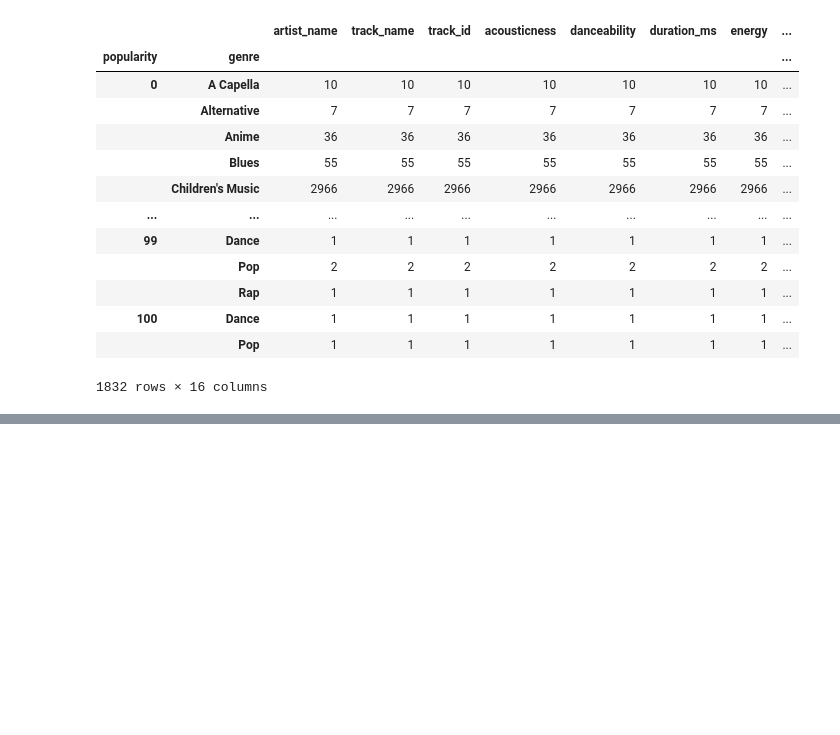
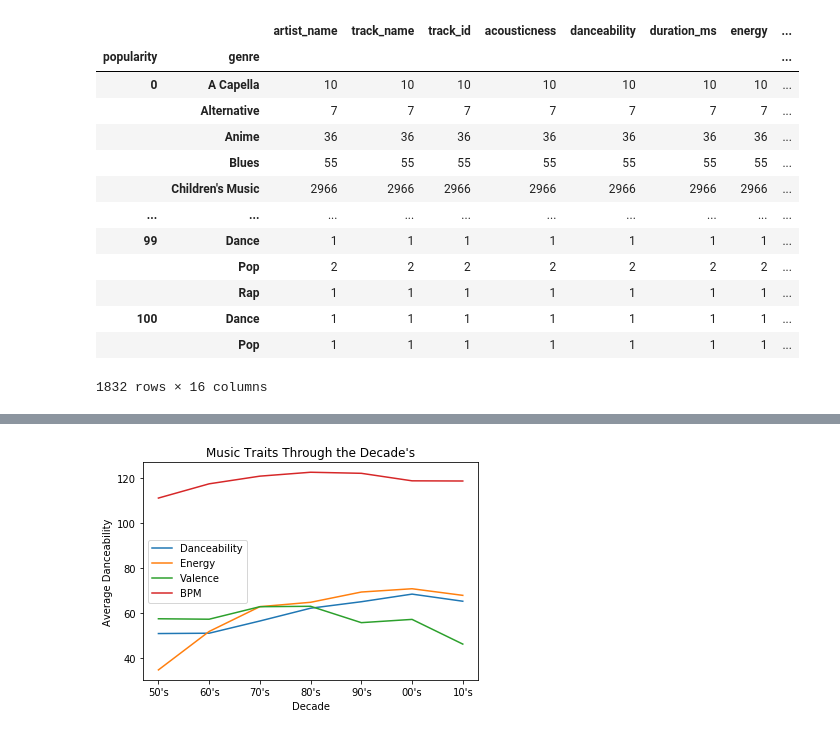
Before and after one commit to zsvorenova/Group_Three, a Jupyter notebook: carol.ipynb, the cells around one changed output, grey strips where cells are left out. Drawn from its saved outputs; the diff is of its cells as text; code cells hidden in the pictures; blank space fills up the shorter version.

Commit message:
Updated with Line Graphs

```diff
--- a/carol.ipynb
+++ b/carol.ipynb
@@ -278,0 +276,18 @@ nintyplus = orignal_df
+# %%
+# Data Files
+file_path1 = "group3_resources/1950.csv"
+file_path2 = "group3_resources/1960.csv"
+file_path3 = "group3_resources/1970.csv"
+file_path4 = "group3_resources/1980.csv"
+file_path5 = "group3_resources/1990.csv"
+file_path6 = "group3_resources/2000.csv"
+file_path7 = "group3_resources/2010.csv"
+
+#Load Data
+fifty_df = pd.read_csv(file_path1)
+sixty_df = pd.read_csv(file_path2)
+seventy_df = pd.read_csv(file_path3)
+eighty_df = pd.read_csv(file_path4)
+ninty_df = pd.read_csv(file_path5)
+two_thousand_df = pd.read_csv(file_path6)
+tens_df = pd.read_csv(file_path7)
@@ -278,0 +551,48 @@ nintyplus = orignal_df
+# %%
+fiftydance = fifty_df["dnce"].mean()
+sixtydance = sixty_df["dnce"].mean()
+seventydance =seventy_df["dnce"].mean()
+eightydance = eighty_df["dnce"].mean()
+nintydance = ninty_df["dnce"].mean()
+two_thousanddance = two_thousand_df["dnce"].mean()
+tensdance = tens_df["dnce"].mean()
+
+fiftyenergy = fifty_df["nrgy"].mean()
+sixtyenergy = sixty_df["nrgy"].mean()
+seventyenergy =seventy_df["nrgy"].mean()
+eightyenergy = eighty_df["nrgy"].mean()
+nintyenergy = ninty_df["nrgy"].mean()
+two_thousandenergy = two_thousand_df["nrgy"].mean()
+tensenergy = tens_df["nrgy"].mean()
+
+fiftyval = fifty_df["val"].mean()
+sixtyval = sixty_df["val"].mean()
+seventyval =seventy_df["val"].mean()
+eightyval = eighty_df["val"].mean()
+nintyval = ninty_df["val"].mean()
+two_thousandval = two_thousand_df["val"].mean()
+tensval = tens_df["val"].mean()
+
+fiftybpm = fifty_df["bpm"].mean()
+sixtybpm = sixty_df["bpm"].mean()
+seventybpm =seventy_df["bpm"].mean()
+eightybpm = eighty_df["bpm"].mean()
+nintybpm = ninty_df["bpm"].mean()
+two_thousandbpm = two_thousand_df["bpm"].mean()
+tensbpm = tens_df["bpm"].mean()
+
+dance_df = pd.DataFrame({"Decade":["50", "60", "70", "80", "90", "2000", "2010"],
+                         "Danceability":[fiftydance, sixtydance, seventydance, eightydance, nintydance, two_thousanddance, tensdance],
+                         "Energy":[fiftyenergy, sixtyenergy, seventyenergy, eightyenergy, nintyenergy, two_thousandenergy, tensenergy],
+                         "Valence":[fiftyval, sixtyval, seventyval, eightyval, nintyval, two_thousandval, tensval],
+                         "BPM":[fiftybpm, sixtybpm, seventybpm, eightybpm, nintybpm, two_thousandbpm, tensbpm],})
+
+
+dance_df
+dance_df.plot()
+plt.ylabel("Average Danceability")
+plt.xlabel("Decade")
+plt.xticks([0, 1, 2, 3, 4, 5, 6], ["50's", "60's", "70's", "80's", "90's", "00's", "10's"])
+plt.title("Music Traits Through the Decade's");
+# %% [output]
+[figure, added]
```
Also changed, not shown: parts of 36 cells of this notebook, 13 other files.
